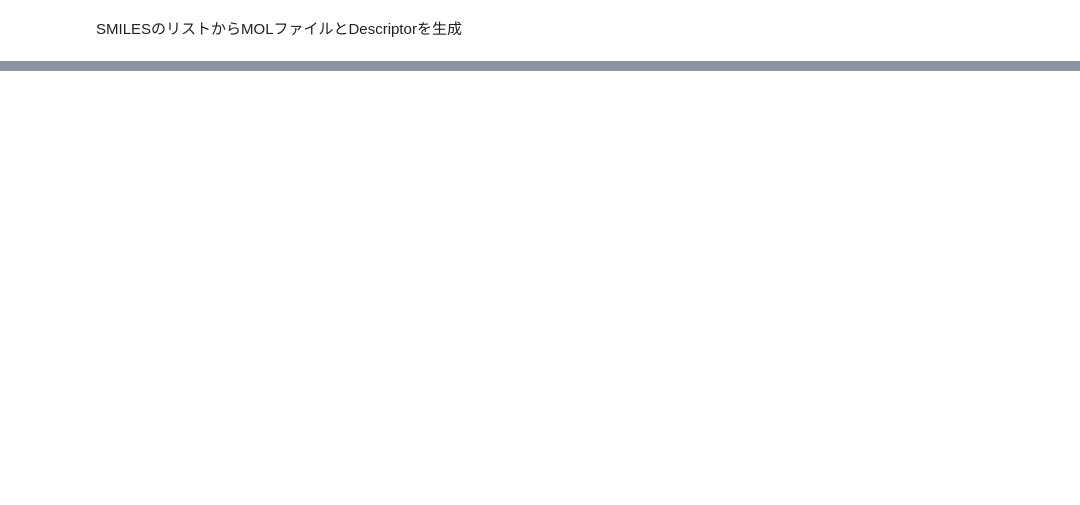
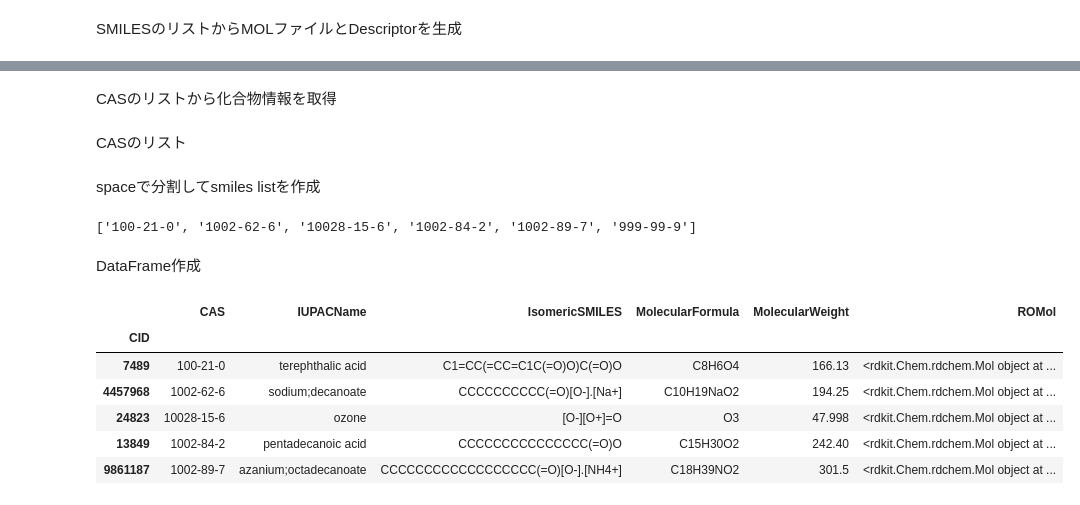
Before and after one commit to keetane/PDB, a Jupyter notebook: SMILES2descriptor.ipynb, the cells around one changed output, grey strips where cells are left out. Saved outputs shown, nothing was run; the diff lists cells and outputs as text; code cells hidden in the pictures; blank space fills up the shorter version.

```diff
--- a/SMILES2descriptor.ipynb
+++ b/SMILES2descriptor.ipynb
@@ -83,0 +146,4 @@ Draw.MolsToGridImage(df.ROMol,
+# %% [markdown]
+CASのリストから化合物情報を取得
+# %% [markdown]
+CASのリスト
@@ -83,0 +156,39 @@ Draw.MolsToGridImage(df.ROMol,
+# %% [markdown]
+spaceで分割してsmiles listを作成
+# %%
+cas_list = [
+    '100-21-0 1002-62-6 10028-15-6 1002-84-2 1002-89-7 999-99-9'
+]
+cas_list = cas_list[0].split(' ')
+cas_list
+# %% [output]
+['100-21-0', '1002-62-6', '10028-15-6', '1002-84-2', '1002-89-7', '999-99-9']
+# %% [markdown]
+DataFrame作成
+# %%
+df = pd.DataFrame()
+properties = [
+    'MolecularFormula',
+    'MolecularWeight',
+    'IsomericSMILES',
+    'IUPACName',
+]
+for cas in cas_list:
+    try:
+        temp = pcp.get_properties(properties, cas, 'name',as_dataframe=True)
+        #as_dataframe=True とすることでpandas dataframe として情報を取得可能
+        temp['CAS'] = cas
+        df = pd.concat([df,temp],axis=0,join='outer',sort=True)
+    except:
+        pass
+#pubchem に情報のない化合物はエラーとなるので、エラーが発生しても途中で終了させずに処理を継続できるようにtry文を使用
+df['ROMol'] = df.IsomericSMILES.map(lambda x: Chem.MolFromSmiles(x))
+df
+# %% [output]
+|  | CAS | IUPACName | IsomericSMILES | MolecularFormula | MolecularWeight | ROMol |
+| CID |  |  |  |  |  |  |
+| 7489 | 100-21-0 | terephthalic acid | C1=CC(=CC=C1C(=O)O)C(=O)O | C8H6O4 | 166.13 | <rdkit.Chem.rdchem.Mol object at ... |
+| 4457968 | 1002-62-6 | sodium;decanoate | CCCCCCCCCC(=O)[O-].[Na+] | C10H19NaO2 | 194.25 | <rdkit.Chem.rdchem.Mol object at ... |
+| 24823 | 10028-15-6 | ozone | [O-][O+]=O | O3 | 47.998 | <rdkit.Chem.rdchem.Mol object at ... |
+| 13849 | 1002-84-2 | pentadecanoic acid | CCCCCCCCCCCCCCC(=O)O | C15H30O2 | 242.40 | <rdkit.Chem.rdchem.Mol object at ... |
+| 9861187 | 1002-89-7 | azanium;octadecanoate | CCCCCCCCCCCCCCCCCC(=O)[O-].[NH4+] | C18H39NO2 | 301.5 | <rdkit.Chem.rdchem.Mol object at ... |
```
Also changed, not shown: parts of 17 cells of this notebook.
